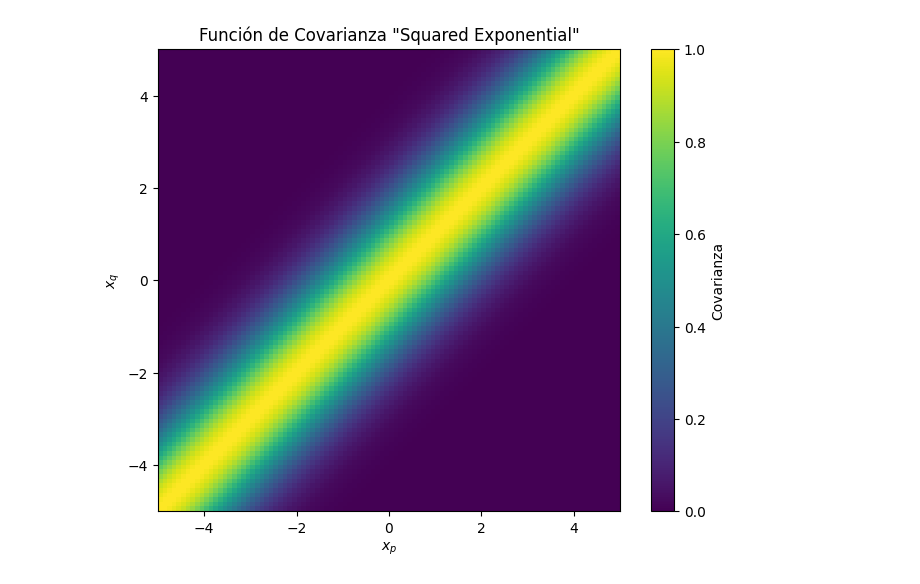
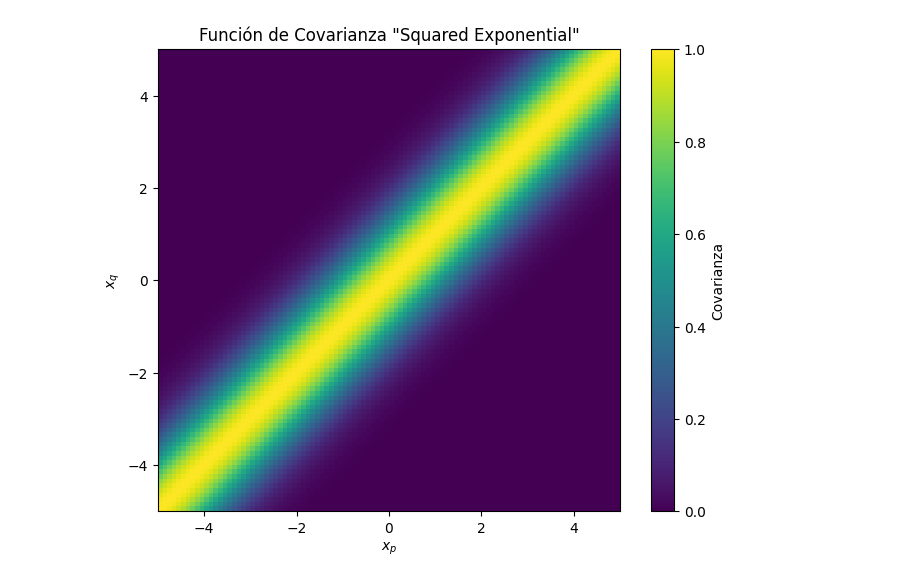
Before and after one commit to alunram/TFG, a Jupyter notebook: Gráfico Squared Exponential/SquaredExponential_img_ap_2_2.ipynb, the cells around one changed output. Drawn from its saved outputs; the diff is of its cells as text; code cells hidden in the pictures.

Commit message:
Actualizo el gráfico de la Squared Exponential

```diff
--- a/Gráfico Squared Exponential/SquaredExponential_img_ap_2_2.ipynb
+++ b/Gráfico Squared Exponential/SquaredExponential_img_ap_2_2.ipynb
@@ -1,27 +1,26 @@
 # %%
 import numpy as np
 import matplotlib.pyplot as plt
 
 # Calcula la función de covarianza entre x e y, con parámetro length_scale
-def squared_exponential_covariance(xp, xq, length_scale):
+def squared_exponential_covariance(xp, xq):
     sqdist = np.sum(xp**2, 1).reshape(-1, 1) + np.sum(xq**2, 1) - 2 * np.dot(xp, xq.T)
 
-    return np.exp(-0.5 / length_scale**2 * sqdist)
+    return np.exp(-0.5 * sqdist)
 
 # Define el espacio
 x = np.linspace(-5, 5, 100).reshape(-1, 1)
-length_scale = 1.2
 
 # Calcula la matriz de covarianza
-K = squared_exponential_covariance(x, x, length_scale)
+K = squared_exponential_covariance(x, x)
 
 # Dibuja el gráfico
 plt.figure(figsize=(8, 6))
 plt.imshow(K, extent=(-5, 5, -5, 5), origin='lower', cmap='viridis')
 plt.colorbar(label='Covarianza')
 plt.title('Función de Covarianza "Squared Exponential"')
 plt.xlabel(r'$x_p$')  # LaTeX syntax
 plt.ylabel(r'$x_q$')  # LaTeX syntax
 plt.show()
 # %% [output]
-[figure, old version]
+[figure, new version]
```
